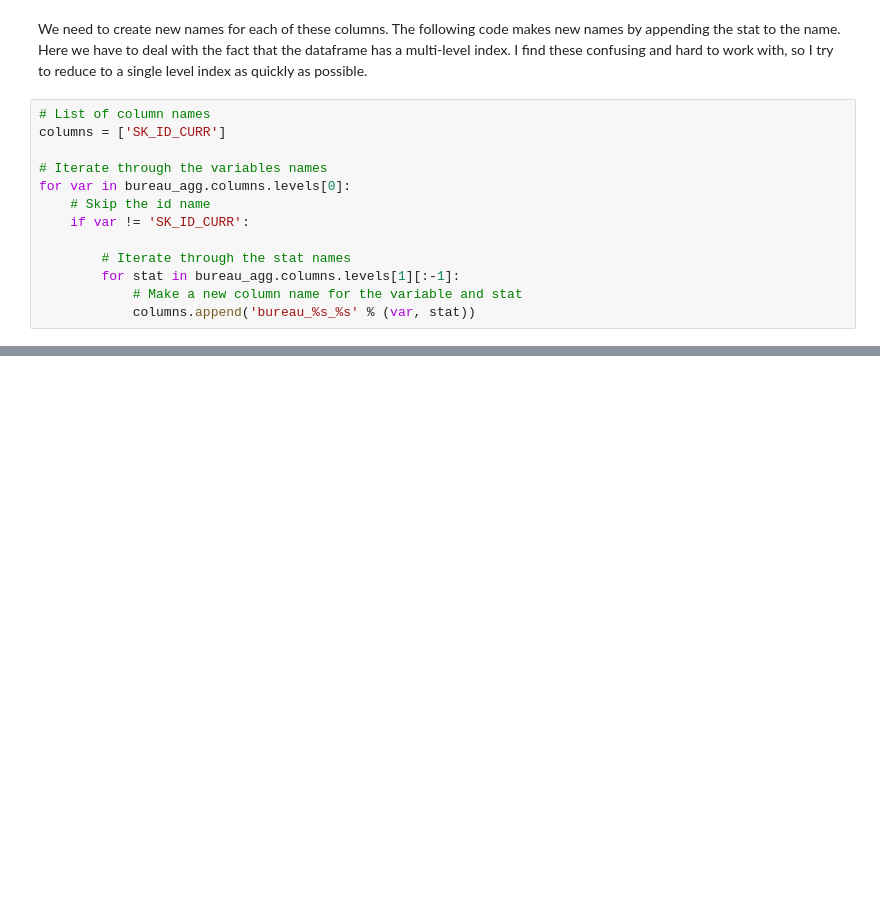
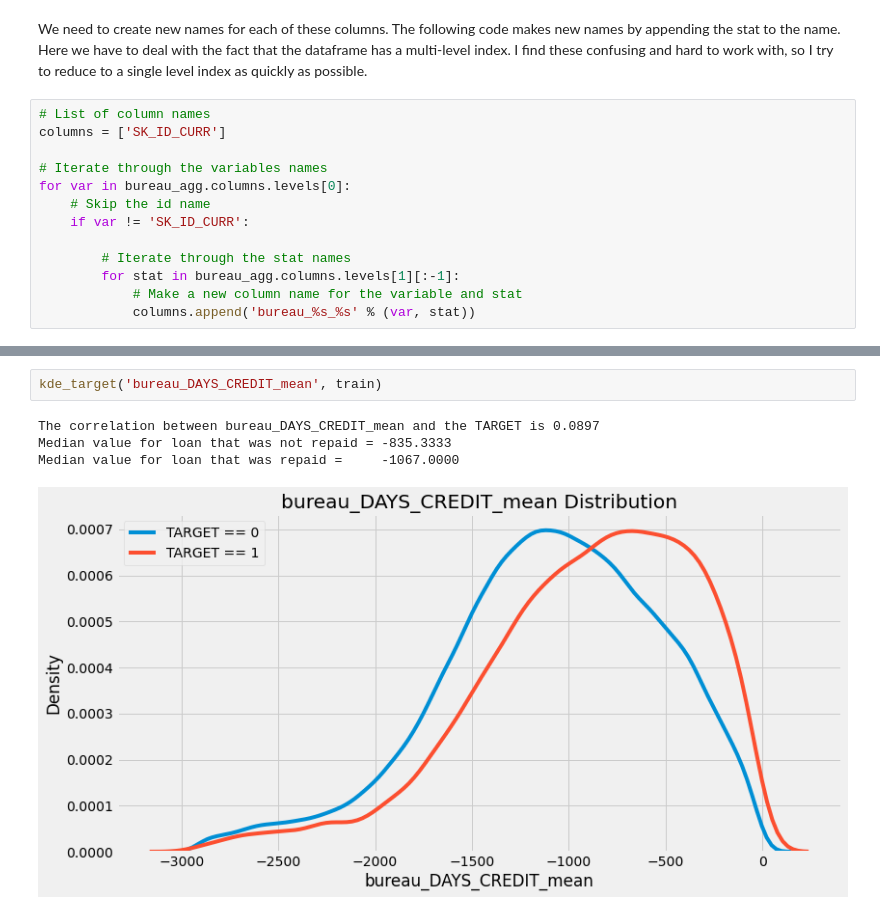
Before and after one commit to salma71/home_credit_risk, a Jupyter notebook: notebooks/KBF_engineering/credit_risk_part#2.ipynb, the cells around one changed output, grey strips where cells are left out. Drawn from its saved outputs; the diff is of its cells as text; blank space fills up the shorter version.

Commit message:
draw kde for variable with the highest correlation

```diff
--- a/notebooks/KBF_engineering/credit_risk_part#2.ipynb
+++ b/notebooks/KBF_engineering/credit_risk_part#2.ipynb
@@ -200,0 +244,7 @@ train.head()
+# %%
+kde_target('bureau_DAYS_CREDIT_mean', train)
+# %% [output]
+The correlation between bureau_DAYS_CREDIT_mean and the TARGET is 0.0897
+Median value for loan that was not repaid = -835.3333
+Median value for loan that was repaid =     -1067.0000
+[figure, added]
```
Also changed, not shown: parts of 9 cells of this notebook.
